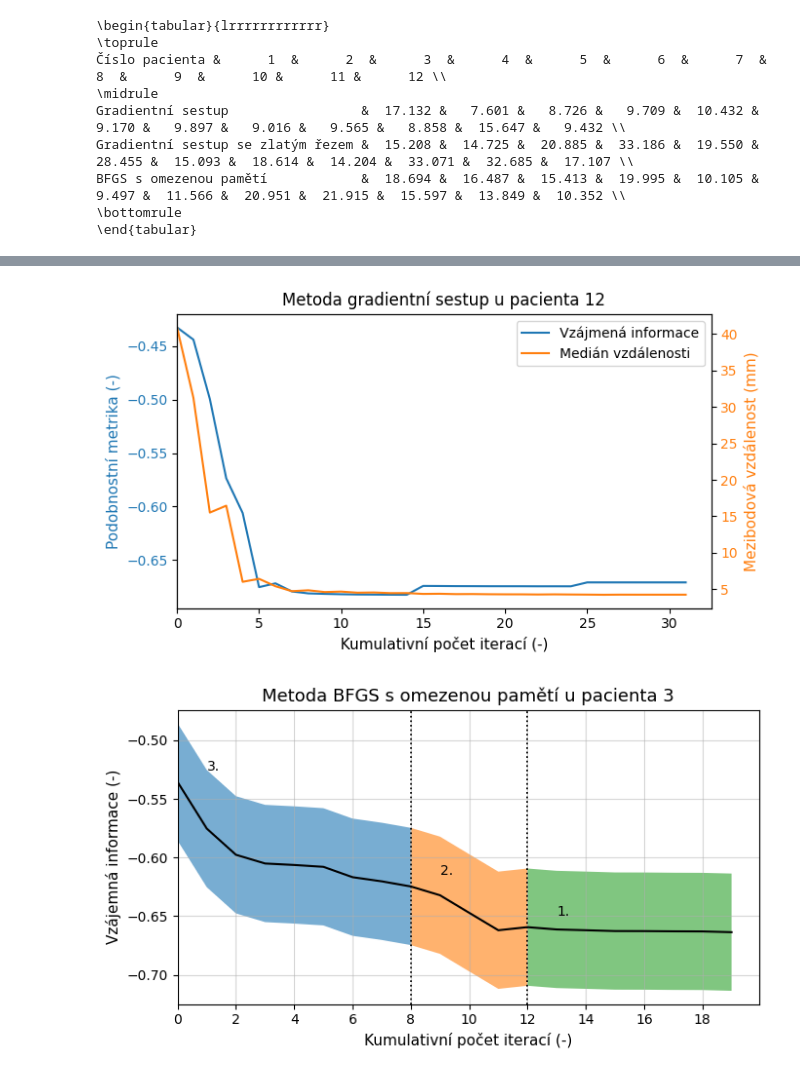
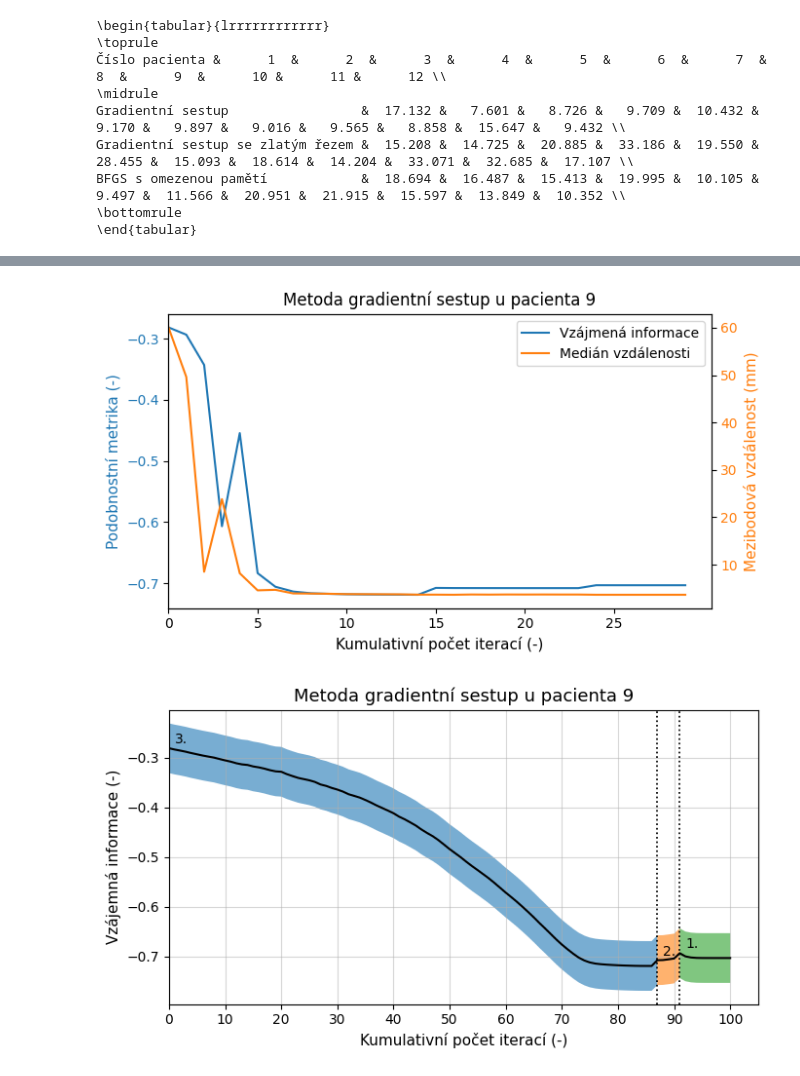
Before and after one commit to Vojtech-Benda/ca_isf, a Jupyter notebook: plotResults.ipynb, the cells around one changed output, grey strips where cells are left out. Cells and saved outputs as stored; diff of their text form; code cells hidden in the pictures.

```diff
--- a/plotResults.ipynb
+++ b/plotResults.ipynb
@@ -304,12 +250,12 @@ Rozložení mezibodových vzdáleností napříč všemi pacienty podle registra
 # %%
-patientNumber = "03"
-regMethodDir = "gradientlbf"
+patientNumber = "09"
+regMethodDir = "gradient"
 regMethod = ""
 
 if regMethodDir == "gradient":
     regMethod = "gradientní sestup"
 elif regMethodDir == "gradientline":
-    regMethod = "gradientní sestup se zlatým řezem"
+    regMethod = "gradientní sestup se zl. řezem"
 elif regMethodDir == "gradientlbf":
     regMethod = "BFGS s omezenou pamětí"
 
@@ -426,9 +372,9 @@ def plotMetricAndError(metric_values, median_errors, multires_iters,
 
 
 plotMetricAndError(metricValues[1], medianErrorValues[1], regInfo["multiresIters"],
-                   regMethod, patientNumber, save=False)
+                   regMethod, patientNumber, save=True)
 # %% [output]
-[figure, old version]
+[figure, new version]
 # %%
 def plotMetricValues(metric_values, multires_iters, shrink_factors, smooth_sigmas,
                      pat_number, reg_method, save=False):
@@ -483,35 +429,35 @@ def plotMetricValues(metric_values, multires_iters, shrink_factors, smooth_sigma
     #                     ax_ylim[0],
     #                     metric_values[multires_iters[0]:multires_iters[1] + 1],
     #                  facecolor="red", alpha=0.5)
     # ax_metric.fill_between(iters[multires_iters[1]:multires_iters[2] + 1],
     #                     ax_ylim[0],
     #                     metric_values[multires_iters[1]:multires_iters[2] + 1],
     #                  facecolor="blue", alpha=0.5)
     # ax_metric.fill_between(iters[multires_iters[2]:iters[-1] + 1],
     #                     ax_ylim[0],
     #                     ax_ylim[1],
     #                  facecolor="green", alpha=0.5)
     """
     ax_metric.set_xlabel("Kumulativní počet iterací (-)", fontsize=11)
     ax_metric.set_ylabel("Vzájemná informace (-)", fontsize=11)
     ax_metric.set_title(f"Metoda {reg_method} u pacienta {int(pat_number)}", fontsize=13)
-    ax_metric.set_xticks(np.arange(0, len(metric_values), 2))
+    ax_metric.set_xticks(np.arange(0, len(metric_values), 10))
     #ax_metric.set_yticks(np.arange(-0.35, -0.8, -0.05))
     ax_metric.grid(alpha=0.5)
     #ax_metric.legend()
     fig_metric.tight_layout()
     plt.show()
 
     if save:
         fig_metric.savefig(f"graficke_vystupy\\pacient_{pat_number}\\pacient{pat_number}BestMetric.pdf",
                            bbox_inches="tight")
 
 
 plotMetricValues(regInfo["metricValues"], regInfo["multiresIters"],
                  regInfo["shrinkFactors"], regInfo["smoothingSigmas"],
                  patientNumber, regMethod, save=True)
 # %% [output]
-[figure, old version]
+[figure, new version]
 # %%
 def plotRegistrationErrors(median_errors, min_errors, max_errors,
                            metric_values, multires_iters,
```
Also changed, not shown: parts of 14 cells of this notebook, 8 other files.
